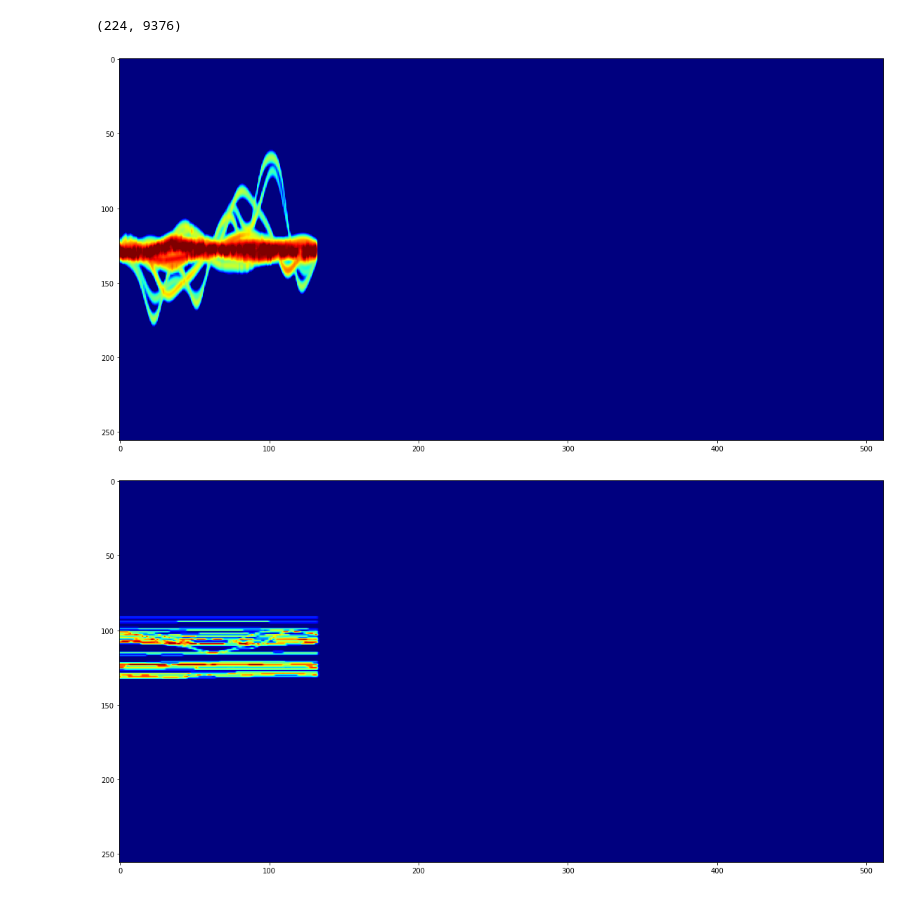
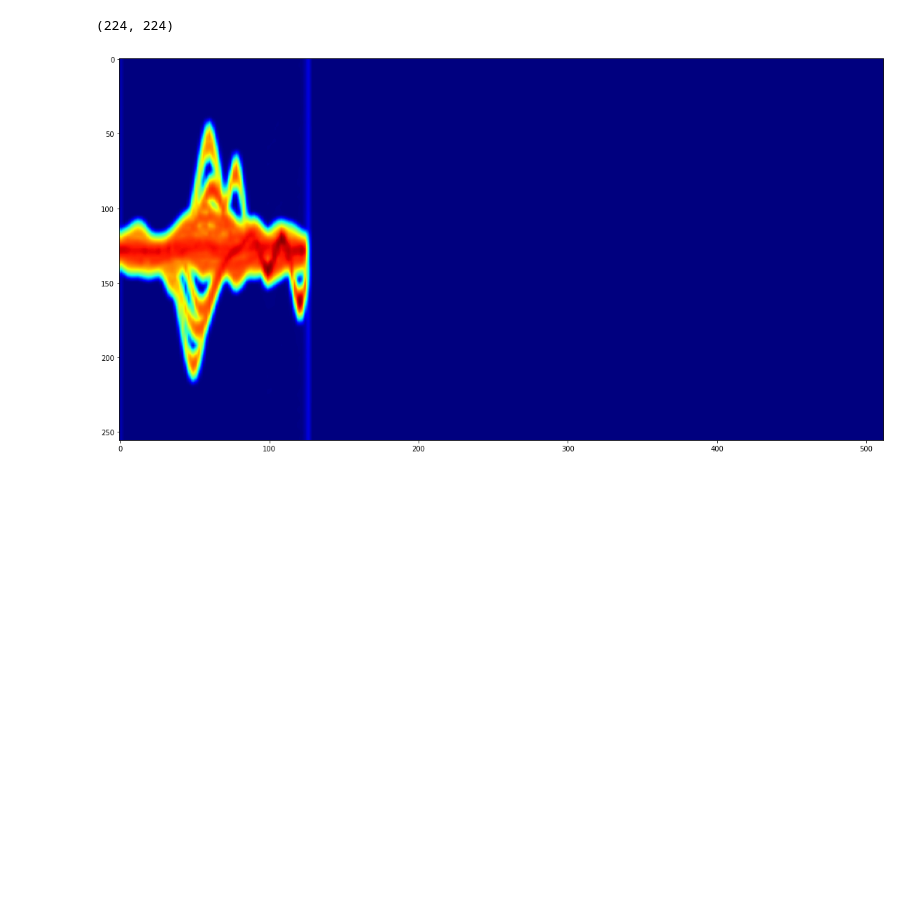
Before and after one commit to itskalvik/skeleton-action-recognition, a Jupyter notebook: data_gen/virtual_radar.ipynb, the cells around one changed output. Drawn from its saved outputs; the diff is of its cells as text; code cells hidden in the pictures; blank space fills up the shorter version.

Commit message:
changed args for tfrecord gen, cleaned up virtual radar

```diff
--- a/data_gen/virtual_radar.ipynb
+++ b/data_gen/virtual_radar.ipynb
@@ -9,20 +10,13 @@ import sys
 sys.path.extend(['../'])
 from data_gen.gen_spectrogram_data import *
 # %%
-fname = '../data/nturgbd_raw/nturgb+d_skeletons/S001C002P004R002A057.skeleton'
-data, edges = preprocess_ntu(fname)
-spectrogram, range_map = synthetic_spectrogram_ntu(data, edges,
-                                                   num_pad_frames=500,
-                                                   radar_lambda=4e-4)
+fname = '../data/nturgbd_raw/nturgb+d_skeletons/S001C002P004R002A058.skeleton'
+data = data = read_xyz(fname)
+spectrogram = synthetic_spectrogram_ntu(data)
 
 print(spectrogram.shape)
 im = plt.imshow(resize(spectrogram, (256, 512)))
-im.set_clim(-35, 0)
 plt.show()
-
-im = plt.imshow(resize(range_map, (256, 512)))
-plt.show()
 # %% [output]
-(224, 9376)
+(224, 224)
-[figure, old version]
+[figure, new version]
-[figure, removed]
```
Also changed, not shown: parts of 3 cells of this notebook, 2 other files.
